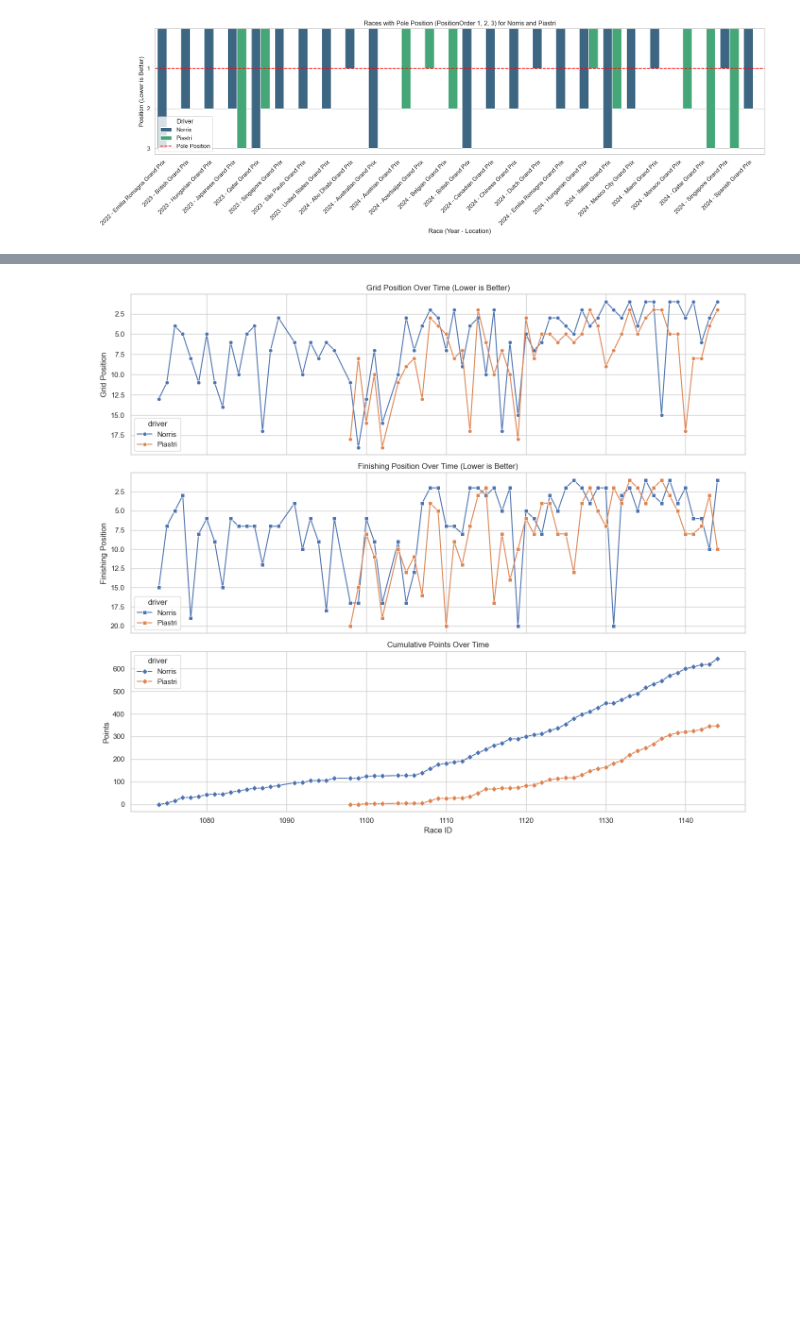
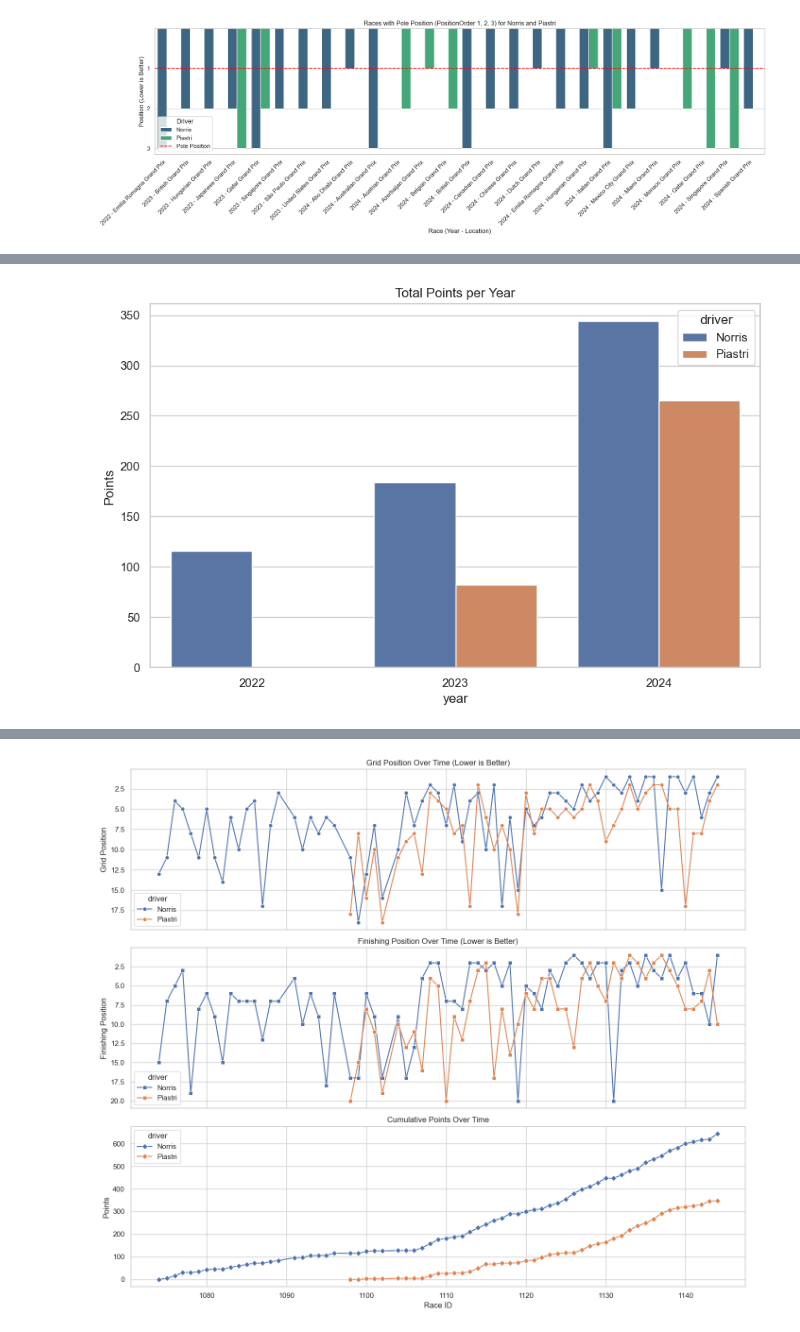
Before and after one commit to ryokofromsales/Mini-Project-IOD-Ryo, a Jupyter notebook: Final Mini Project 1.ipynb, the cells around one changed output, grey strips where cells are left out. Saved outputs shown, nothing was run; the diff lists cells and outputs as text; code cells hidden in the pictures; blank space fills up the shorter version.

```diff
--- a/Final Mini Project 1.ipynb
+++ b/Final Mini Project 1.ipynb
@@ -372,0 +386,13 @@ plt.show()
+# %%
+# Group by year and driver
+points_by_year = results_df[results_df['driver'].isin(['Norris', 'Piastri'])] \
+    .groupby(['year', 'driver'])['points'].sum().reset_index()
+
+# Plot
+plt.figure(figsize=(10, 6))
+sns.barplot(data=points_by_year, x='year', y='points', hue='driver')
+plt.title('Total Points per Year')
+plt.ylabel('Points')
+plt.show()
+# %% [output]
+[figure, added]
```
Also changed, not shown: parts of 6 cells of this notebook.
